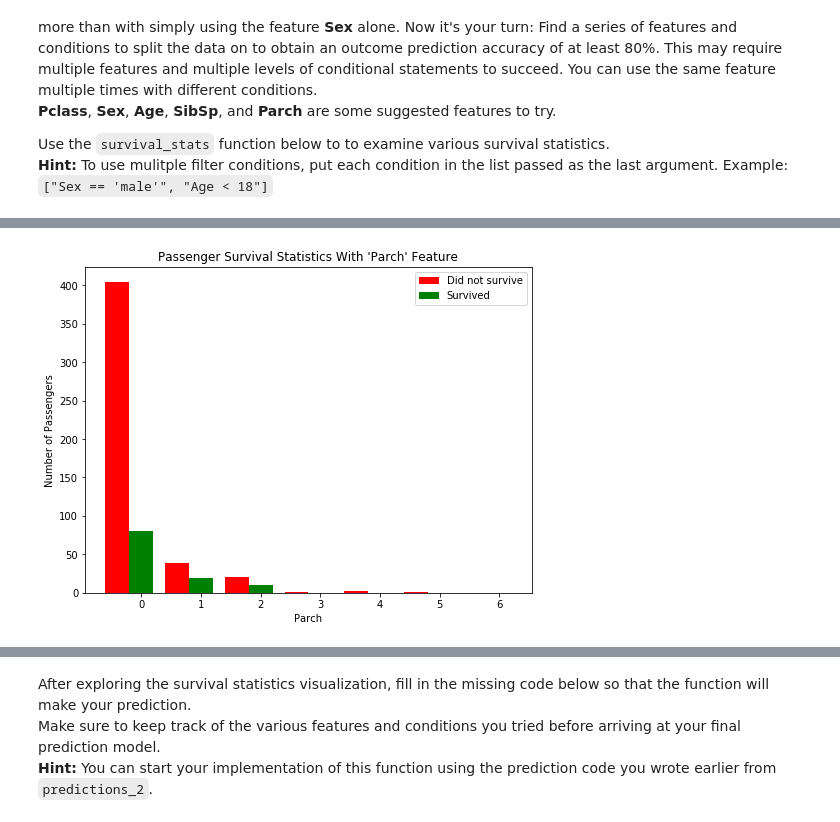
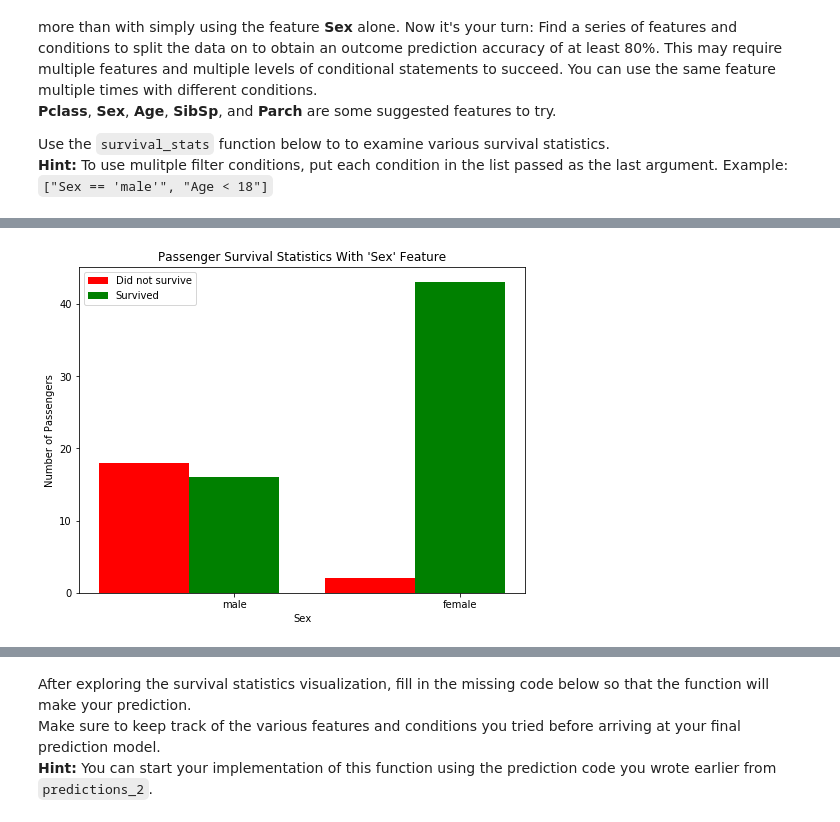
Before and after one commit to palpen/udacity_ml_engineer_projects, a Jupyter notebook: titanic_survival_exploration/titanic_survival_exploration.ipynb, the cells around one changed output, grey strips where cells are left out. Cells and saved outputs as stored; diff of their text form; code cells hidden in the pictures.

```diff
--- a/titanic_survival_exploration/titanic_survival_exploration.ipynb
+++ b/titanic_survival_exploration/titanic_survival_exploration.ipynb
@@ -231,4 +235,4 @@ vs.survival_stats(data, outcomes, 'SibSp')
 # %%
-vs.survival_stats(data, outcomes, 'Parch', ["Sex == male"])
+vs.survival_stats(data, outcomes, 'Sex', ["SibSp > 0", "Pclass == 1"])
 # %% [output]
-[figure, old version]
+[figure, new version]
```
Also changed, not shown: parts of 10 cells of this notebook.
